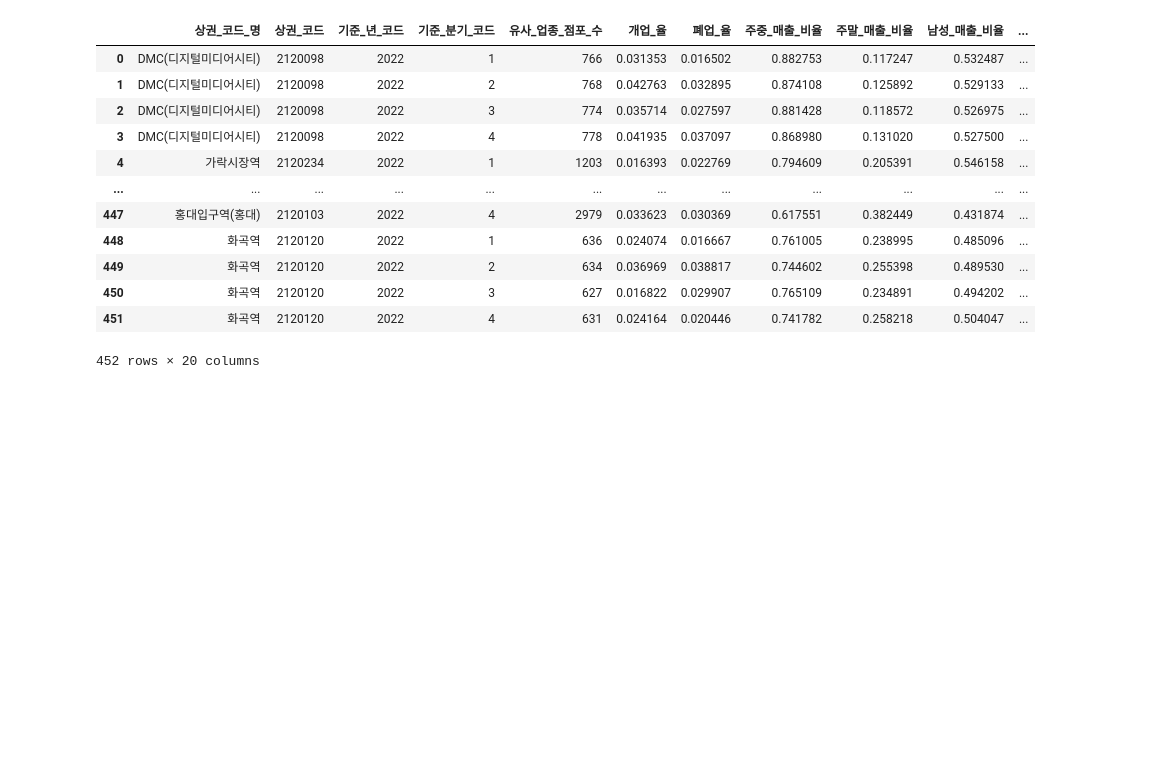
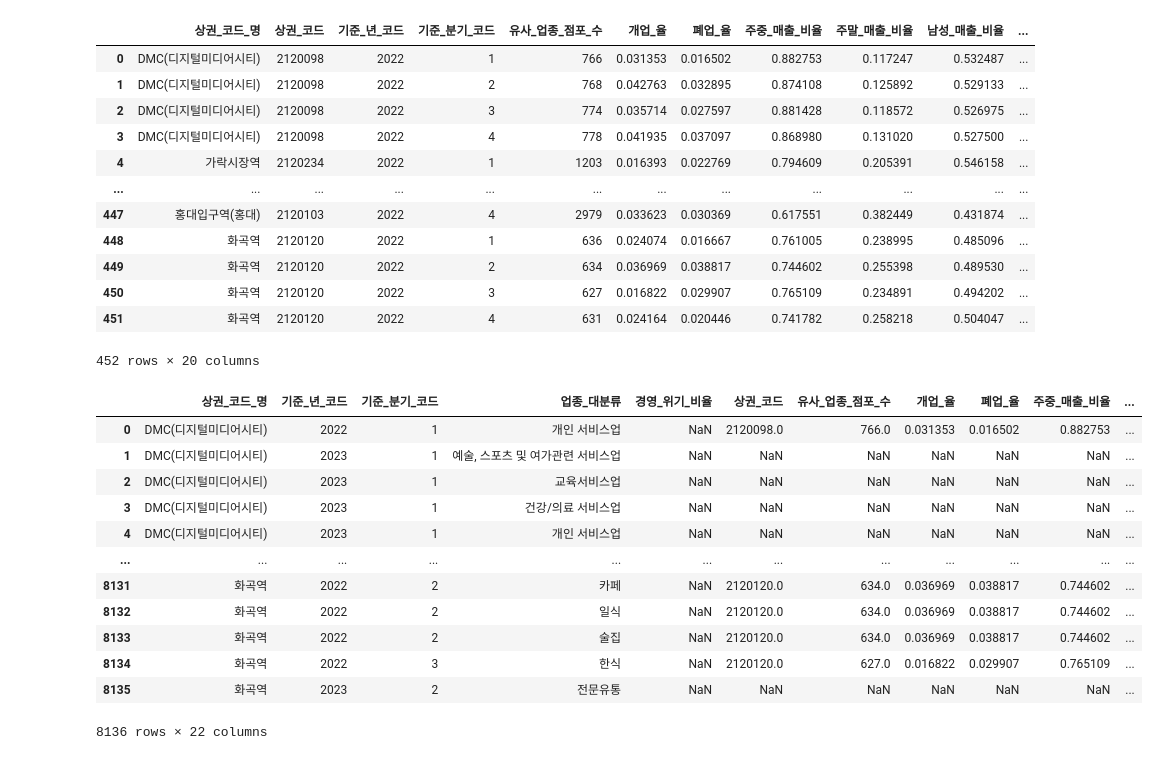
Before and after one commit to kae1128/wadada, a Jupyter notebook: data_preprocessing/SEOUL_CLASS_1_preprocessing.ipynb, the cells around one changed output. Cells and saved outputs as stored; diff of their text form; code cells hidden in the pictures; blank space fills up the shorter version.

Commit message:
FIX: SEOUL_CLASS_1_preprocessing.ipynb

```diff
--- a/data_preprocessing/SEOUL_CLASS_1_preprocessing.ipynb
+++ b/data_preprocessing/SEOUL_CLASS_1_preprocessing.ipynb
@@ -6,3 +34,6 @@ class1
+# %%
+class1_isrisky = class1[['trdar_nm', 'year', 'quarter', 'class_2_name', 'average(is_risky)']]
+class1_isrisky.columns = ['상권_코드_명', '기준_년_코드', '기준_분기_코드', '업종_대분류', '경영_위기_비율']
 # %%
 seoul = pd.read_csv('../data/SEOUL.csv')
 seoul.drop('경영_위기_비율', axis=1, inplace=True)
@@ -21,7 +52,21 @@ seoul
 | 450 | 화곡역 | 2120120 | 2022 | 3 | 627 | 0.016822 | 0.029907 | 0.765109 | 0.234891 | 0.494202 | ... |
 | 451 | 화곡역 | 2120120 | 2022 | 4 | 631 | 0.024164 | 0.020446 | 0.741782 | 0.258218 | 0.504047 | ... |
 452 rows × 20 columns
-# %%
-class1_isrisky = class1['기준연도', '분기', '상권코드', '업종', '경영_위기_평균']
 # %%
-pd.merge(class1_isrisky, seoul, on= ['기준연도', '분기', '상권코드'], how='left')
+SEOUL_CLASS_1 = pd.merge(class1_isrisky, seoul, on=['상권_코드_명', '기준_년_코드', '기준_분기_코드'], how='left')
+# %%
+SEOUL_CLASS_1
+# %% [output]
+|  | 상권_코드_명 | 기준_년_코드 | 기준_분기_코드 | 업종_대분류 | 경영_위기_비율 | 상권_코드 | 유사_업종_점포_수 | 개업_율 | 폐업_율 | 주중_매출_비율 | ... |
+| 0 | DMC(디지털미디어시티) | 2022 | 1 | 개인 서비스업 | NaN | 2120098.0 | 766.0 | 0.031353 | 0.016502 | 0.882753 | ... |
+| 1 | DMC(디지털미디어시티) | 2023 | 1 | 예술, 스포츠 및 여가관련 서비스업 | NaN | NaN | NaN | NaN | NaN | NaN | ... |
+| 2 | DMC(디지털미디어시티) | 2023 | 1 | 교육서비스업 | NaN | NaN | NaN | NaN | NaN | NaN | ... |
+| 3 | DMC(디지털미디어시티) | 2023 | 1 | 건강/의료 서비스업 | NaN | NaN | NaN | NaN | NaN | NaN | ... |
+| 4 | DMC(디지털미디어시티) | 2023 | 1 | 개인 서비스업 | NaN | NaN | NaN | NaN | NaN | NaN | ... |
+| ... | ... | ... | ... | ... | ... | ... | ... | ... | ... | ... | ... |
+| 8131 | 화곡역 | 2022 | 2 | 카페 | NaN | 2120120.0 | 634.0 | 0.036969 | 0.038817 | 0.744602 | ... |
+| 8132 | 화곡역 | 2022 | 2 | 일식 | NaN | 2120120.0 | 634.0 | 0.036969 | 0.038817 | 0.744602 | ... |
+| 8133 | 화곡역 | 2022 | 2 | 술집 | NaN | 2120120.0 | 634.0 | 0.036969 | 0.038817 | 0.744602 | ... |
+| 8134 | 화곡역 | 2022 | 3 | 한식 | NaN | 2120120.0 | 627.0 | 0.016822 | 0.029907 | 0.765109 | ... |
+| 8135 | 화곡역 | 2023 | 2 | 전문유통 | NaN | NaN | NaN | NaN | NaN | NaN | ... |
+8136 rows × 22 columns
```
Also changed, not shown: parts of 2 cells of this notebook.
